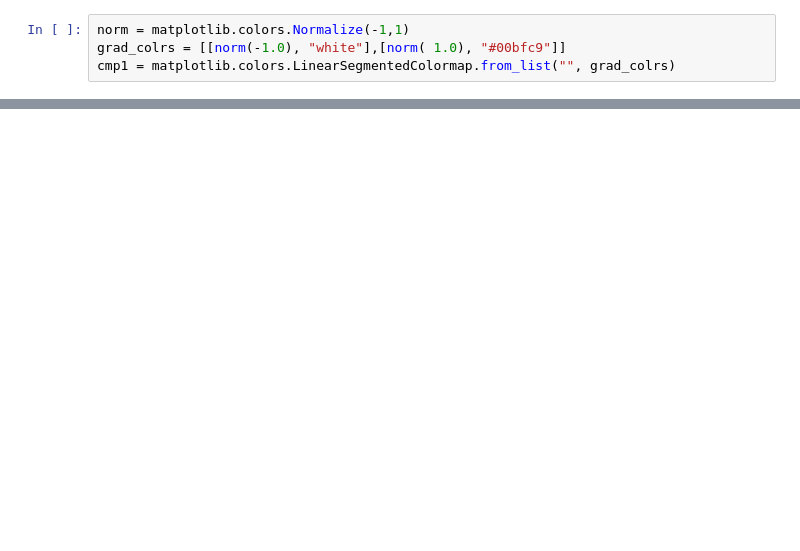
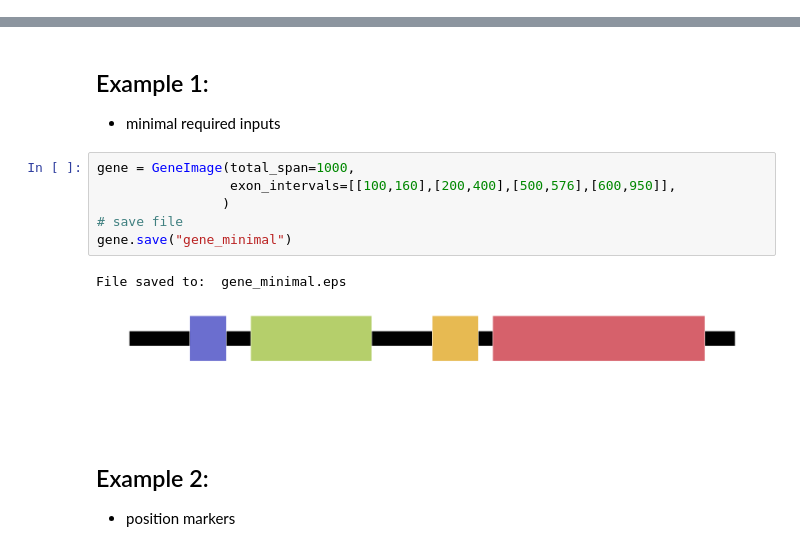
Before and after one commit to kmonopoli/data_visualization, a Jupyter notebook: data_vis_examples.ipynb, the cells around one changed output, grey strips where cells are left out. Drawn from its saved outputs; the diff is of its cells as text; blank space fills up the shorter version.

```diff
--- a/data_vis_examples.ipynb
+++ b/data_vis_examples.ipynb
@@ -377,4 +0,0 @@ gene = GeneImage(total_span=gene_length,
-# %%
-norm = matplotlib.colors.Normalize(-1,1)
-grad_colrs = [[norm(-1.0), "white"],[norm( 1.0), "#00bfc9"]]
-cmp1 = matplotlib.colors.LinearSegmentedColormap.from_list("", grad_colrs)
@@ -392,0 +405,15 @@ len(exon_pos)
+# %% [markdown]
+## Example 1:
+* minimal required inputs
+# %%
+gene = GeneImage(total_span=1000,
+                 exon_intervals=[[100,160],[200,400],[500,576],[600,950]],
+                )
+# save file
+gene.save("gene_minimal")
+# %% [output]
+File saved to:  gene_minimal.eps
+[figure, added]
+# %% [markdown]
+## Example 2:
+* position markers
```
Also changed, not shown: parts of 44 cells of this notebook.
